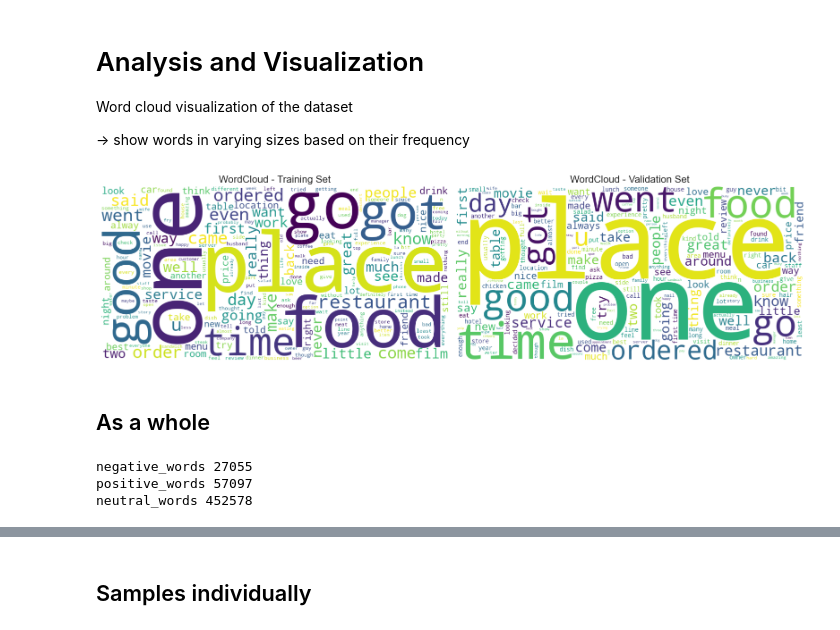
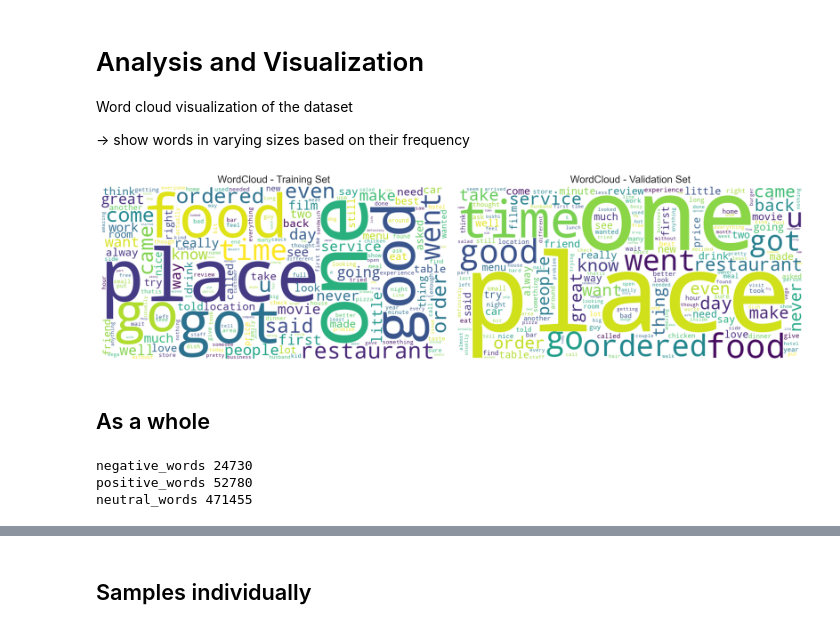
Before and after one commit to Thosam1/SentimentClassification, a Jupyter notebook: notebooks/1_data_exploration.ipynb, the cells around one changed output, grey strips where cells are left out. Saved outputs shown, nothing was run; the diff lists cells and outputs as text; code cells hidden in the pictures.

```diff
--- a/notebooks/1_data_exploration.ipynb
+++ b/notebooks/1_data_exploration.ipynb
@@ -69,11 +77,9 @@ Finished.
 # %% [markdown]
 # Load data
 # %%
-training_df = load_training_data()
-test_sents = load_test_data()
+train_df, val_df, test_df = load_and_split_data()
 
-train_sents, val_sents, train_labels, val_labels = create_train_val_split(training_df)
-
-print("Train size:", len(train_sents))
-print("Validation size:", len(val_sents))
+print("Train size:", len(train_df))
+print("Validation size:", len(val_df))
+print("Test size:", len(test_df))
 # %% [output]
@@ -165,7 +167,9 @@ Max upper count: 26
 # %% [markdown]
 - Doing a few preprocessing steps (read function definition for more information)
 # %%
-train_sents, val_sents, test_sents = nlp_preprocess_train_valid_test(train_sents, val_sents, test_sents)
+train_df = preprocess_ml_pipeline(train_df, ["lowercase", "expand_contractions", "remove_emails", "remove_urls", "remove_digits", "remove_special_chars", "collapse_spaces", "remove_accented_chars", "remove_stopwords", "lemmatize"])
+val_df = preprocess_ml_pipeline(val_df, ["lowercase", "expand_contractions", "remove_emails", "remove_urls", "remove_digits", "remove_special_chars", "collapse_spaces", "remove_accented_chars", "remove_stopwords", "lemmatize"])
+test_df = preprocess_ml_pipeline(test_df, ["lowercase", "expand_contractions", "remove_emails", "remove_urls", "remove_digits", "remove_special_chars", "collapse_spaces", "remove_accented_chars", "remove_stopwords", "lemmatize"])
 # %% [markdown]
 # Analysis and Visualization
 
@@ -174,28 +178,28 @@ Word cloud visualization of the dataset
 -> show words in varying sizes based on their frequency
 # %%
 # Combine all sentences into one string for each dataset
-text_from_train = ' '.join(train_sents['sentence'])
-text_from_valid = ' '.join(val_sents['sentence'])
+text_from_train = ' '.join(train_df['text'])
+text_from_valid = ' '.join(val_df['text'])
 
 # Create WordCloud objects
 wc_train = WordCloud(width=800, height=400, background_color='white').generate(text_from_train)
 wc_valid = WordCloud(width=800, height=400, background_color='white').generate(text_from_valid)
 
 # Plot side-by-side
 fig, axes = plt.subplots(1, 2, figsize=(16, 6))
 
 axes[0].imshow(wc_train, interpolation='bilinear')
 axes[0].axis('off')
 axes[0].set_title('WordCloud - Training Set', fontsize=16)
 
 axes[1].imshow(wc_valid, interpolation='bilinear')
 axes[1].axis('off')
 axes[1].set_title('WordCloud - Validation Set', fontsize=16)
 
 plt.tight_layout()
 plt.show()
 # %% [output]
-[figure, old version]
+[figure, new version]
 # %% [markdown]
 ## As a whole
 # %%
@@ -228,9 +232,9 @@ print('negative_words', len(negative_words))
 print('positive_words', len(positive_words))
 print('neutral_words', len(neutral_words))
 # %% [output]
-negative_words 27055
-positive_words 57097
-neutral_words 452578
+negative_words 24730
+positive_words 52780
+neutral_words 471455
 # %%
 # Generate word cloud for negative words if available
 if negative_words:
```
Also changed, not shown: parts of 33 cells of this notebook, 39 other files.
